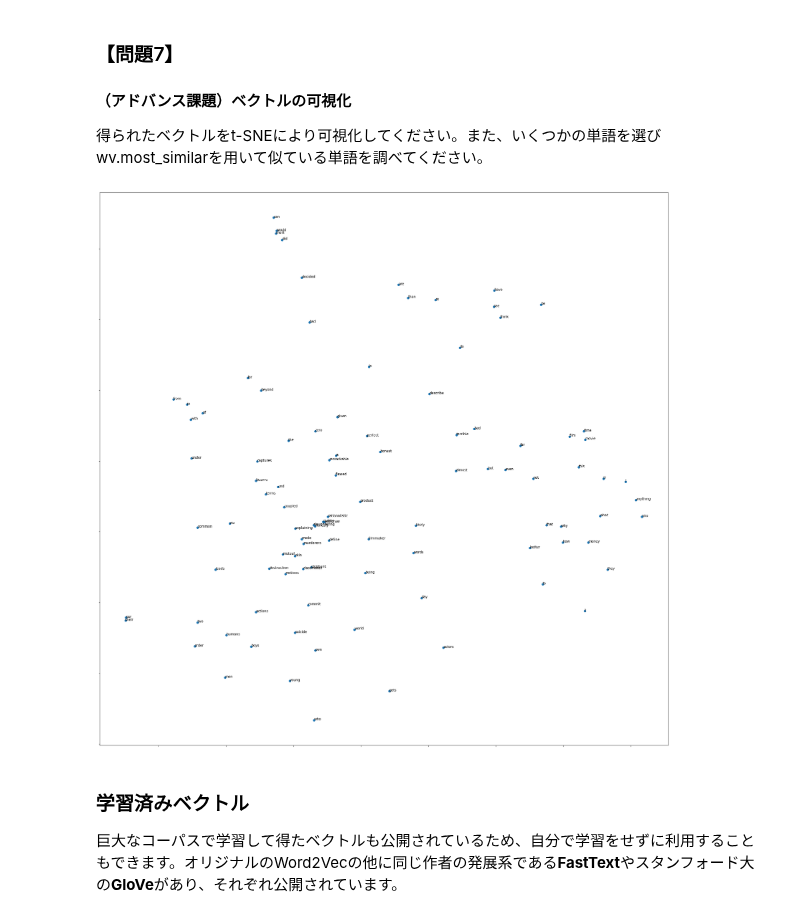
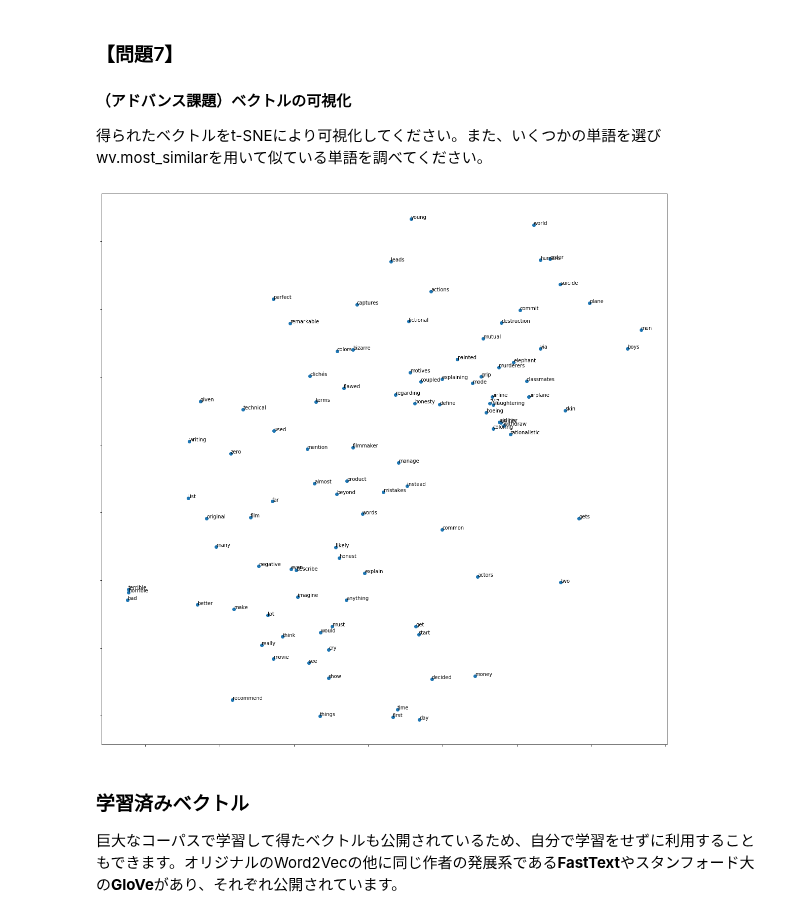
Before and after one commit to taiki-nakaso/diveintocode-ml, a Jupyter notebook: src/term2/sprint21/sprint21.ipynb, the cells around one changed output. Cells and saved outputs as stored; diff of their text form; code cells hidden in the pictures.

```diff
--- a/src/term2/sprint21/sprint21.ipynb
+++ b/src/term2/sprint21/sprint21.ipynb
@@ -241,13 +241,16 @@ print(p.findall(mini_dataset_1[0]))
 # %%
 import string
 import numpy as np
+from nltk.corpus import stopwords
 # n-gram分割用関数
-def ngram_splitter(texts:list, ngram_range=1):
+def ngram_splitter(texts:list, ngram_range=1, remove_stop=False):
     p = re.compile(r'(?u)\b\w+\b')
     # ユニークなn-gram
     features = set()
     # n-gram分割された二重リスト
     splited_texts = []
+    # ストップワードset
+    stop_words = set(stopwords.words('english'))
     # 分割
     for i, text in enumerate(texts):
         # lower case
@@ -260,6 +263,9 @@ def ngram_splitter(texts:list, ngram_range=1):
             ngram_words = words[j:j+ngram_range]
             # bigram以上の場合whitespaceで結合
             ngram_str = ' '.join(ngram_words)
+            # ストップワード除去処理
+            if remove_stop:
+                if ngram_str in stop_words: continue
             # 出現したngramの追加
             splited_texts[i].append(ngram_str)
             # 語彙の追加
@@ -844,7 +849,7 @@ IMDB映画レビューデータセットの訓練データをコーパスとし
 コーパスの前処理として、特殊文字（!など）やURLの除去、大文字の小文字化といったことを行なってください。また、単語（トークン）はリストで分割してください。
 # %%
 import string
-def text_processor(texts:list, ngram_range=1):
+def text_processor(texts:list, ngram_range=1, remove_stop=False):
     # 処理済みテキスト
     processed_texts = []
 
@@ -875,7 +880,7 @@ def text_processor(texts:list, ngram_range=1):
         processed_texts.append(t)
 
     # ngram分割
-    _, processed_texts = ngram_splitter(texts=processed_texts, ngram_range=ngram_range)
+    _, processed_texts = ngram_splitter(texts=processed_texts, ngram_range=ngram_range, remove_stop=remove_stop)
 
     return processed_texts
 # %%
@@ -894,7 +903,7 @@ after:
 Word2Vecの学習を行なってください。
 # %%
 # X_train_list使用
-sentences = text_processor(texts=X_train_list, ngram_range=1)
+sentences = text_processor(texts=X_train_list, ngram_range=1, remove_stop=True)
 model = Word2Vec(min_count=1, size=10)
 model.build_vocab(sentences)
 # 学習
@@ -930,16 +939,16 @@ twoのベクトル :
 # %%
 vocabs = list(model.wv.vocab.keys())[:100]
 tsne_model = TSNE(perplexity=40, n_components=2, init="pca", n_iter=5000, random_state=23)
 vectors_tsne = tsne_model.fit_transform(model[vocabs])
-fig, ax = plt.subplots(figsize=(30, 30))
+fig, ax = plt.subplots(figsize=(20, 20))
 ax.scatter(vectors_tsne[:, 0], vectors_tsne[:, 1])
 for i, word in enumerate(list(vocabs)):
     plt.annotate(word, xy=(vectors_tsne[i, 0], vectors_tsne[i, 1]))
 ax.set_yticklabels([])
 ax.set_xticklabels([])
 plt.show()
 # %% [output]
-[figure, old version]
+[figure, new version]
 # %% [markdown]
 ### 学習済みベクトル
 巨大なコーパスで学習して得たベクトルも公開されているため、自分で学習をせずに利用することもできます。オリジナルのWord2Vecの他に同じ作者の発展系である**FastText**やスタンフォード大の**GloVe**があり、それぞれ公開されています。
```
Also changed, not shown: parts of 7 cells of this notebook.
